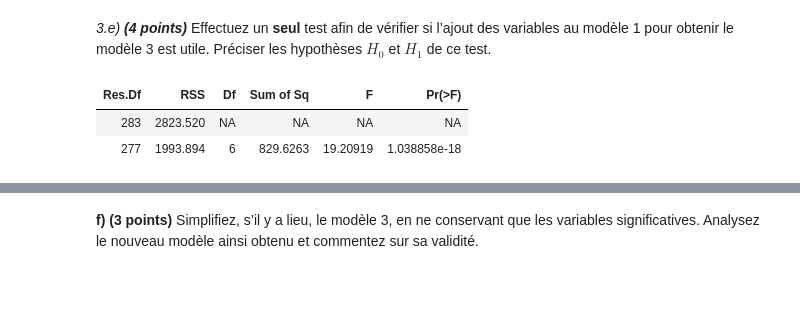
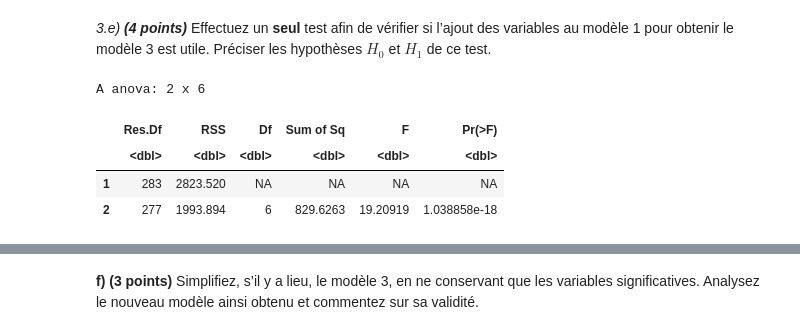
Before and after one commit to yaaks7/DEVOIR-MTH2302, a Jupyter notebook: devoir.ipynb, the cells around one changed output, grey strips where cells are left out. Cells and saved outputs as stored; diff of their text form; code cells hidden in the pictures; blank space fills up the shorter version.

```diff
--- a/devoir.ipynb
+++ b/devoir.ipynb
@@ -781,14 +809,10 @@ I(V * A)    -0.08614406  0.01473602
 # %% [markdown]
 *3.e) **(4 points)*** Effectuez un **seul** test afin de vérifier si l’ajout des variables au modèle 1 pour obtenir le modèle 3 est utile. Préciser les hypothèses $H_0$ et $H_1$ de ce test.
 # %%
-# Modèle réduit (modèle 1 avec T comme variable X)
-modele_reduit <- lm(IR ~ T, data = data)
-
-# Test d'hypothèse pour vérifier si l'ajout des variables est utile
-# H₀: β₁ = β₂ = β₄ = β₅ = β₆ = β₇ = 0
-# H₁: Au moins un des coefficients β₁, β₂, β₄, β₅, β₆, β₇ est différent de 0
-anova(modele_reduit, modele3)
+anova(modele1, modele3)
 # %% [output]
+A anova: 2 x 6
-| Res.Df | RSS | Df | Sum of Sq | F | Pr(>F) |
-| 283 | 2823.520 | NA | NA | NA | NA |
-| 277 | 1993.894 | 6 | 829.6263 | 19.20919 | 1.038858e-18 |
+|  | Res.Df | RSS | Df | Sum of Sq | F | Pr(>F) |
+|  | <dbl> | <dbl> | <dbl> | <dbl> | <dbl> | <dbl> |
+| 1 | 283 | 2823.520 | NA | NA | NA | NA |
+| 2 | 277 | 1993.894 | 6 | 829.6263 | 19.20919 | 1.038858e-18 |
```
Also changed, not shown: parts of 34 cells of this notebook.
